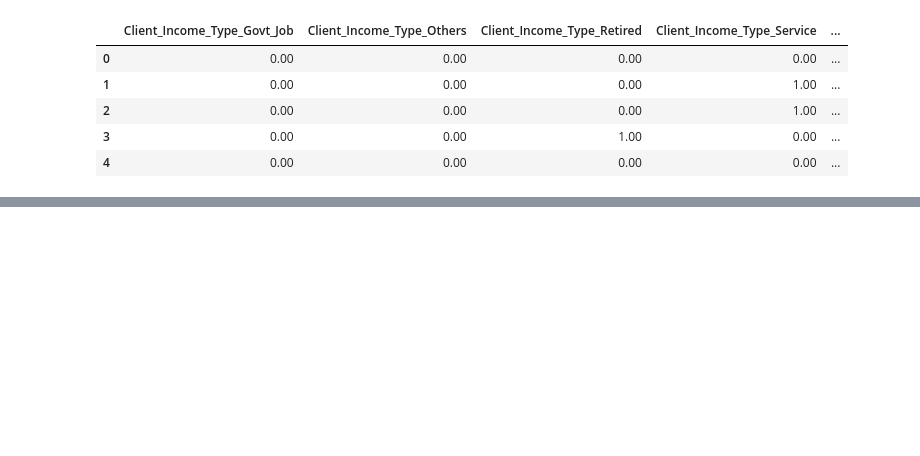
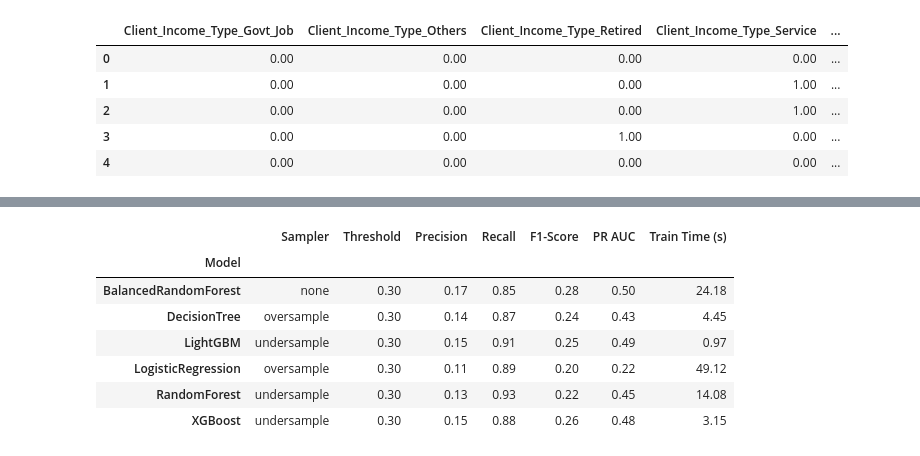
Before and after one commit to Nishant1906/loan-data-analysis, a Jupyter notebook: model-training.ipynb, the cells around one changed output, grey strips where cells are left out. Drawn from its saved outputs; the diff is of its cells as text; code cells hidden in the pictures; blank space fills up the shorter version.

```diff
--- a/model-training.ipynb
+++ b/model-training.ipynb
@@ -301,0 +368,12 @@ You can set `force_col_wise=true` to remove the overhead.
+# %%
+# Best performing param from each model
+model_comparison_data.sort_values(by=['Model','Recall','F1-Score','PR AUC'], ascending=False).groupby('Model').first()
+# %% [output]
+|  | Sampler | Threshold | Precision | Recall | F1-Score | PR AUC | Train Time (s) |
+| Model |  |  |  |  |  |  |  |
+| BalancedRandomForest | none | 0.30 | 0.17 | 0.85 | 0.28 | 0.50 | 24.18 |
+| DecisionTree | oversample | 0.30 | 0.14 | 0.87 | 0.24 | 0.43 | 4.45 |
+| LightGBM | undersample | 0.30 | 0.15 | 0.91 | 0.25 | 0.49 | 0.97 |
+| LogisticRegression | oversample | 0.30 | 0.11 | 0.89 | 0.20 | 0.22 | 49.12 |
+| RandomForest | undersample | 0.30 | 0.13 | 0.93 | 0.22 | 0.45 | 14.08 |
+| XGBoost | undersample | 0.30 | 0.15 | 0.88 | 0.26 | 0.48 | 3.15 |
```
Also changed, not shown: parts of 16 cells of this notebook.
